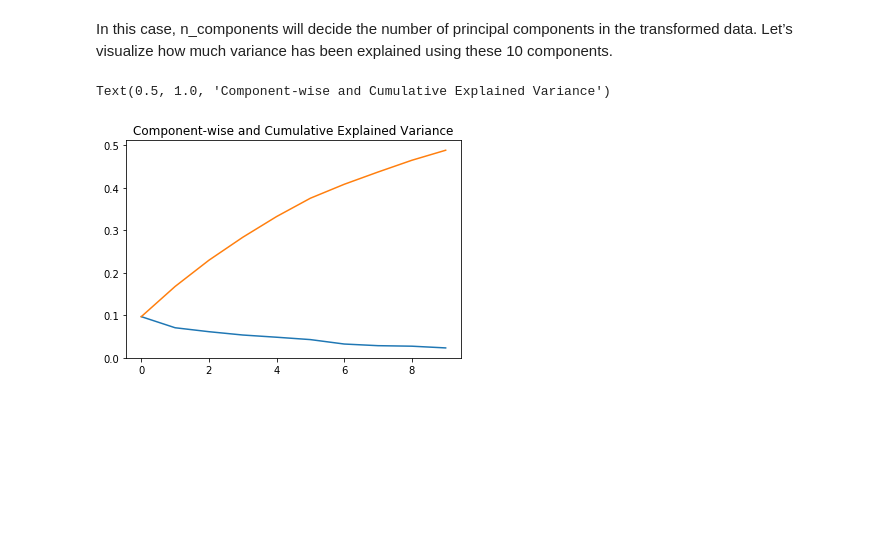
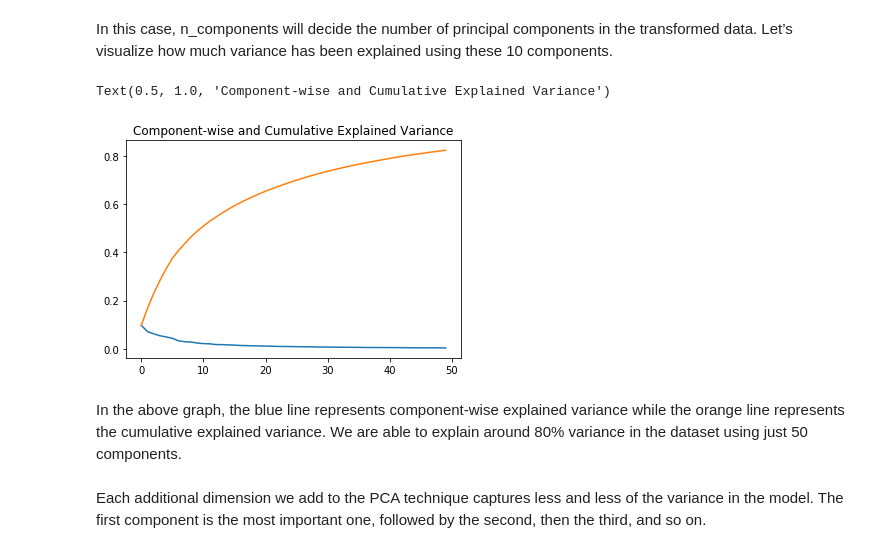
Before and after one commit to kornellewy/12-Dimensionality-Reduction-Techniques, a Jupyter notebook: 12_Dimensionality_Reduction_Techniques.ipynb, the cells around one changed output. Drawn from its saved outputs; the diff is of its cells as text; code cells hidden in the pictures; blank space fills up the shorter version.

```diff
--- a/12_Dimensionality_Reduction_Techniques.ipynb
+++ b/12_Dimensionality_Reduction_Techniques.ipynb
@@ -308,14 +308,18 @@ for i in range(0,15):
 [figure]
 # %%
 from sklearn.decomposition import PCA
-pca = PCA(n_components=10)
+pca = PCA(n_components=50)
 pca_result = pca.fit_transform(df[feat_cols].values)
 # %% [markdown]
 In this case, n_components will decide the number of principal components in the transformed data. Let’s visualize how much variance has been explained using these 10 components.
 # %%
-plt.plot(range(10), pca.explained_variance_ratio_)
-plt.plot(range(10), np.cumsum(pca.explained_variance_ratio_))
+plt.plot(range(50), pca.explained_variance_ratio_)
+plt.plot(range(50), np.cumsum(pca.explained_variance_ratio_))
 plt.title("Component-wise and Cumulative Explained Variance")
 # %% [output]
 Text(0.5, 1.0, 'Component-wise and Cumulative Explained Variance')
-[figure, old version]
+[figure, new version]
+# %% [markdown]
+In the above graph, the blue line represents component-wise explained variance while the orange line represents the cumulative explained variance. We are able to explain around 80% variance in the dataset using just 50 components.
+# %% [markdown]
+Each additional dimension we add to the PCA technique captures less and less of the variance in the model. The first component is the most important one, followed by the second, then the third, and so on.
```
Also changed, not shown: parts of 24 cells of this notebook.
